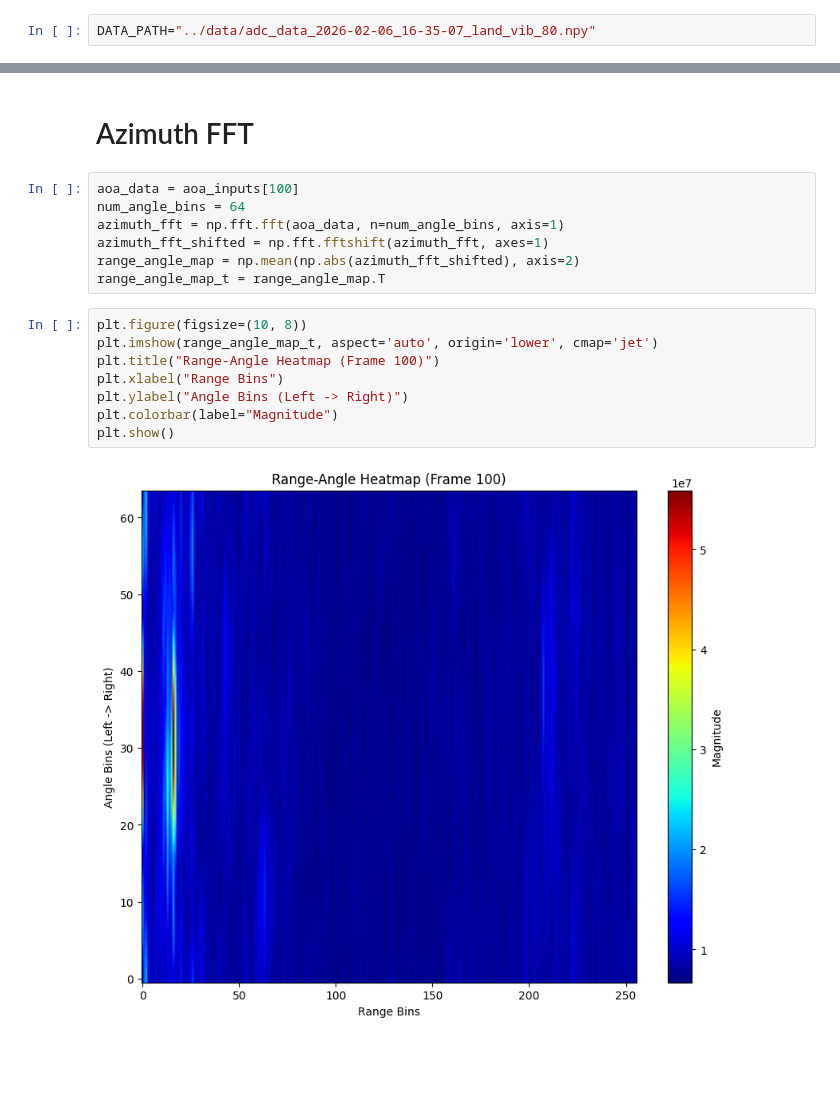
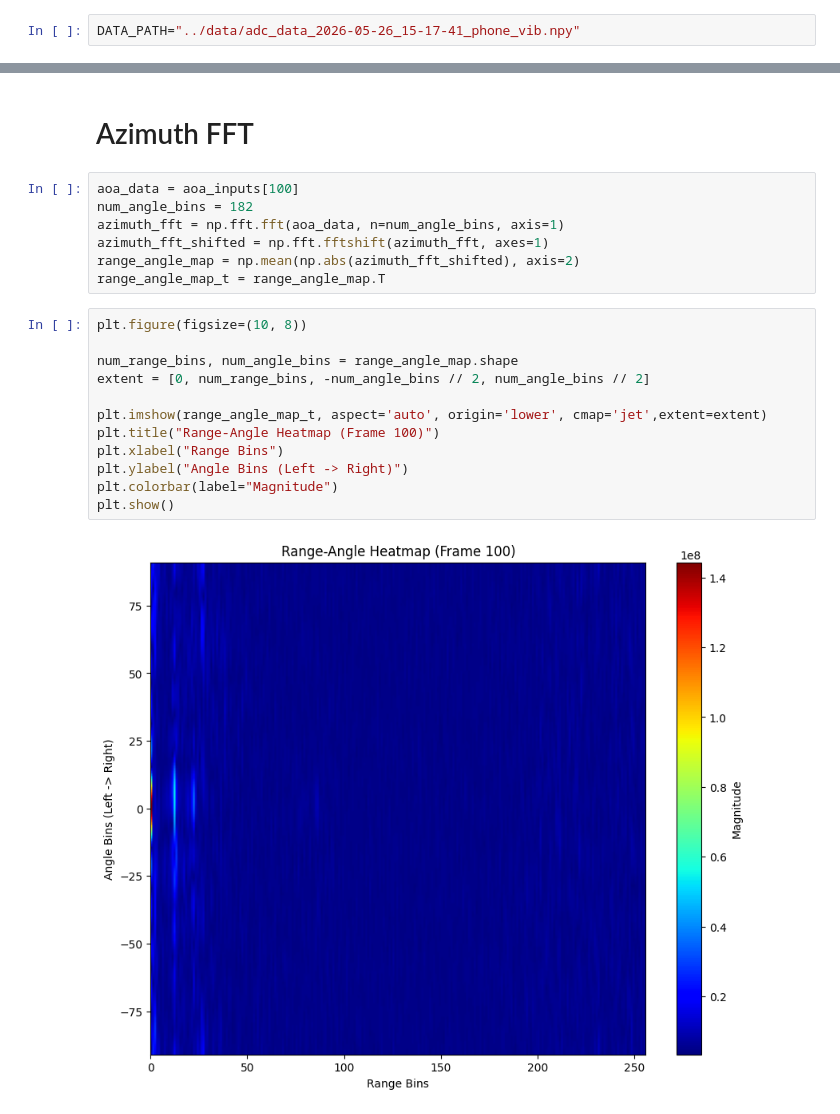
Before and after one commit to SouherdyaSarkar/FMCW_Signal_Processing, a Jupyter notebook: processors/Data_processor.ipynb, the cells around one changed output, grey strips where cells are left out. Saved outputs shown, nothing was run; the diff lists cells and outputs as text; blank space fills up the shorter version.

```diff
--- a/processors/Data_processor.ipynb
+++ b/processors/Data_processor.ipynb
@@ -15,7 +17,7 @@ from openradar.mmwave.dsp.range_processing import range_processing
 from openradar.mmwave.dsp.doppler_processing import doppler_processing
 from openradar.mmwave.dsp.utils import Window
 # %%
-DATA_PATH="../data/adc_data_2026-02-06_16-35-07_land_vib_80.npy"
+DATA_PATH="../data/adc_data_2026-05-26_15-17-41_phone_vib.npy"
 # %% [markdown]
 # Configurations
 # %%
@@ -167,21 +170,25 @@ ani.save("../Simulations/Doppler_FFT_Data_80.gif", writer="pillow")
 # Azimuth FFT
 # %%
 aoa_data = aoa_inputs[100]
-num_angle_bins = 64
+num_angle_bins = 182
 azimuth_fft = np.fft.fft(aoa_data, n=num_angle_bins, axis=1)
 azimuth_fft_shifted = np.fft.fftshift(azimuth_fft, axes=1)
 range_angle_map = np.mean(np.abs(azimuth_fft_shifted), axis=2)
 range_angle_map_t = range_angle_map.T
 # %%
 plt.figure(figsize=(10, 8))
-plt.imshow(range_angle_map_t, aspect='auto', origin='lower', cmap='jet')
+
+num_range_bins, num_angle_bins = range_angle_map.shape
+extent = [0, num_range_bins, -num_angle_bins // 2, num_angle_bins // 2]
+
+plt.imshow(range_angle_map_t, aspect='auto', origin='lower', cmap='jet',extent=extent)
 plt.title("Range-Angle Heatmap (Frame 100)")
 plt.xlabel("Range Bins")
 plt.ylabel("Angle Bins (Left -> Right)")
 plt.colorbar(label="Magnitude")
 plt.show()
 # %% [output]
-[figure, old version]
+[figure, new version]
 # %%
 fig, ax = plt.subplots(figsize=(10,8))
 
```
Also changed, not shown: parts of 8 cells of this notebook.
